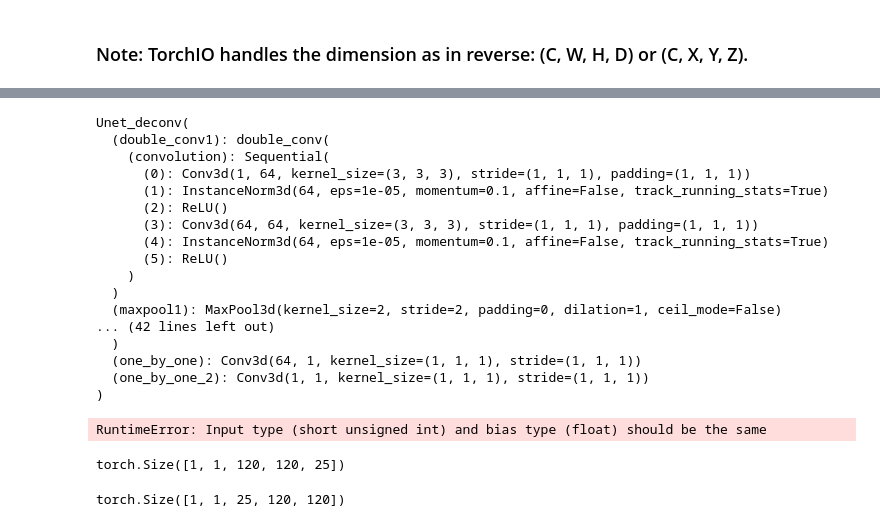
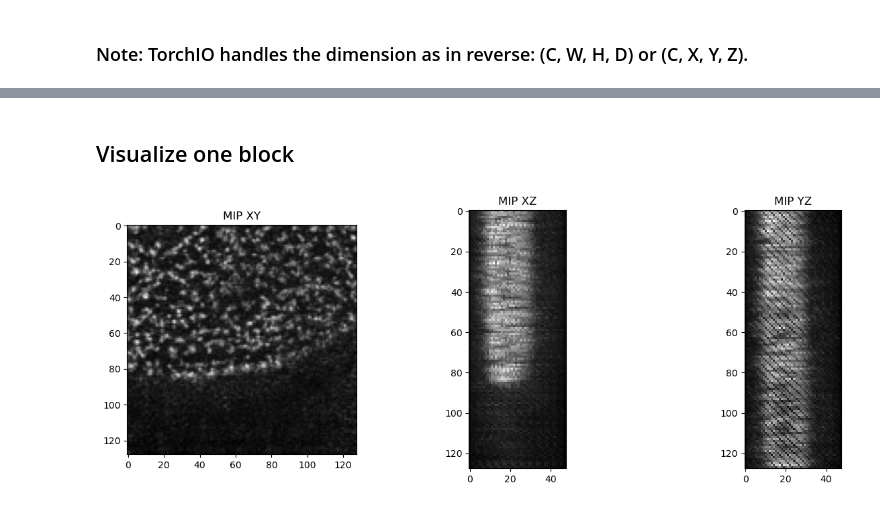
Before and after one commit to peterhpark/neuroclear, a Jupyter notebook: jupyter_notebook/torchIO_patch_inference.ipynb, the cells around one changed output, grey strips where cells are left out. Drawn from its saved outputs; the diff is of its cells as text; code cells hidden in the pictures.

```diff
--- a/jupyter_notebook/torchIO_patch_inference.ipynb
+++ b/jupyter_notebook/torchIO_patch_inference.ipynb
@@ -133,43 +138,23 @@ netG = model.netG
-# %%
-netG
-# %% [output]
-Unet_deconv(
-  (double_conv1): double_conv(
-    (convolution): Sequential(
-      (0): Conv3d(1, 64, kernel_size=(3, 3, 3), stride=(1, 1, 1), padding=(1, 1, 1))
-      (1): InstanceNorm3d(64, eps=1e-05, momentum=0.1, affine=False, track_running_stats=True)
-      (2): ReLU()
-      (3): Conv3d(64, 64, kernel_size=(3, 3, 3), stride=(1, 1, 1), padding=(1, 1, 1))
-      (4): InstanceNorm3d(64, eps=1e-05, momentum=0.1, affine=False, track_running_stats=True)
-      (5): ReLU()
-    )
-  )
-  (maxpool1): MaxPool3d(kernel_size=2, stride=2, padding=0, dilation=1, ceil_mode=False)
-... (42 lines left out)
-  )
-  (one_by_one): Conv3d(64, 1, kernel_size=(1, 1, 1), stride=(1, 1, 1))
-  (one_by_one_2): Conv3d(1, 1, kernel_size=(1, 1, 1), stride=(1, 1, 1))
-)
 # %%
-
-
 # Iterate over the patches and place them back into the reconstructed volume
 with torch.no_grad():
     for patch in patch_loader:
         patch_data = patch['image'][tio.DATA] # (B, C, H, W, D)
         patch_data = patch_data.permute(0, 1, 4, 2, 3) # (B, C, D, H, W)
-        output = netG(patch_data)
+        patch_data = (patch_data / (2**16*1.0 - 1))
+        patch_data_dict = {'src': patch_data, 'src_paths': 'dummy'}
+
+        model.set_input(patch_data_dict)
+        model.test()
+        output = model.get_current_visuals()['fake']
+        input_ = model.get_current_visuals()['real']
+
+        # output = (output - output.min()) / (output.max() - output.min())
+        # print (patch_data.shape)
+        # output = netG(patch_data)
         output = output.permute(0, 1, 3, 4, 2) # (B, C, H, W, D)
-        aggregator.add_batch(output, patch[tio.LOCATION])
+        input_ = input_.permute(0, 1, 3, 4, 2)
+        aggregator_output.add_batch(output, patch[tio.LOCATION])
+        aggregator_input.add_batch(input_, patch[tio.LOCATION])
 
         # print(patch_data.shape)
-# %% [output]
-RuntimeError: Input type (short unsigned int) and bias type (float) should be the same
-# %%
-output.shape
-# %% [output]
-torch.Size([1, 1, 120, 120, 25])
-# %%
-patch_data.shape
-# %% [output]
-torch.Size([1, 1, 25, 120, 120])
@@ -177,0 +161,29 @@ output_tensor = aggregator.get_output_tensor()
+# %% [markdown]
+## Visualize one block
+# %%
+import matplotlib.pyplot as plt
+
+# Convert the tensor to numpy array for visualization
+output_np = output.cpu().numpy().squeeze()
+
+
+# Compute the maximum intensity projection along each axis
+mip_xy = np.max(output_np, axis=2)
+mip_xz = np.max(output_np, axis=1)
+mip_yz = np.max(output_np, axis=0)
+
+# Plot the maximum intensity projections
+fig, axes = plt.subplots(1, 3, figsize=(15, 5))
+
+axes[0].imshow(mip_xy, cmap='gray')
+axes[0].set_title('MIP XY')
+
+axes[1].imshow(mip_xz, cmap='gray')
+axes[1].set_title('MIP XZ')
+
+axes[2].imshow(mip_yz, cmap='gray')
+axes[2].set_title('MIP YZ')
+
+plt.show()
+# %% [output]
+[figure, added]
```
Also changed, not shown: parts of 23 cells of this notebook, 7 other files.
